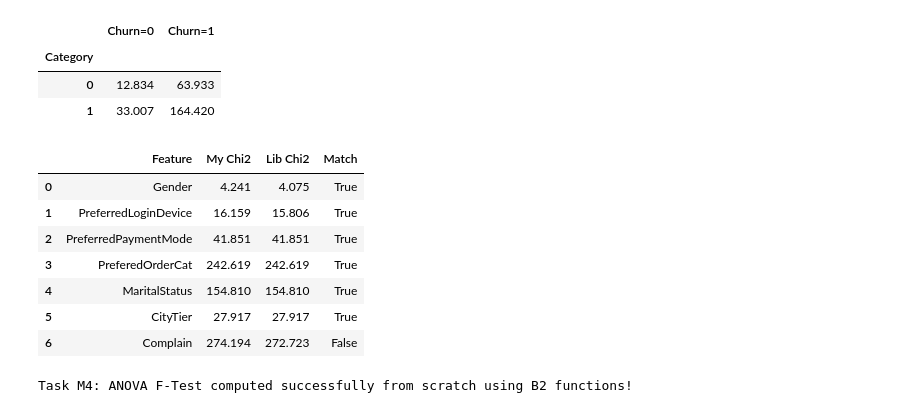
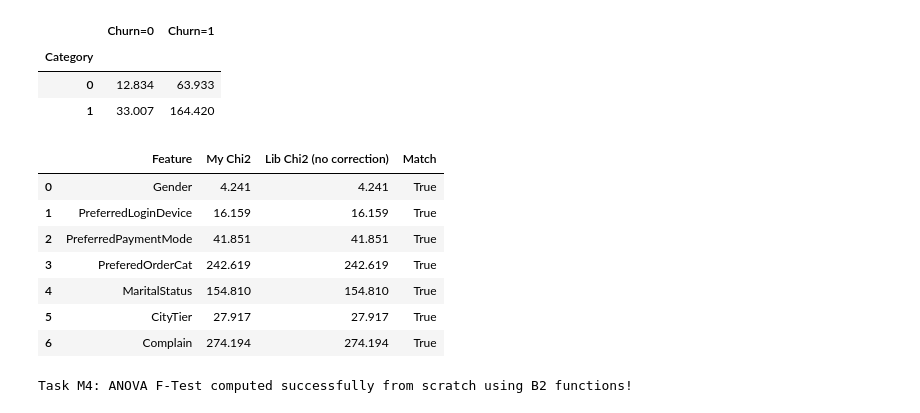
Before and after one commit to DrishtiNigam1928/CUSTOMER_CHURN, a Jupyter notebook: notebooks/main_analysis.ipynb, the cells around one changed output. Saved outputs shown, nothing was run; the diff lists cells and outputs as text; code cells hidden in the pictures.

Commit message:
CORRECTION

```diff
--- a/notebooks/main_analysis.ipynb
+++ b/notebooks/main_analysis.ipynb
@@ -1666,32 +1666,29 @@ Using alpha (significance level) = 0.05
 | 0 | 12.834 | 63.933 |
 | 1 | 33.007 | 164.420 |
 # %%
-# --- Library verification
-from scipy.stats import chi2_contingency
-
 verify_rows = []
 for col in categorical_features_for_chi2:
     ct = pd.crosstab(df_cleaned[col], df_cleaned["Churn"])
-    lib_chi2, lib_p, lib_dof, _ = chi2_contingency(ct)
+    lib_chi2, lib_p, lib_dof, _ = chi2_contingency(ct, correction=False)   # <-- disable Yates' correction
 
     my_row = chi2_table[chi2_table["Feature"] == col].iloc[0]
     verify_rows.append({
         "Feature": col,
         "My Chi2": my_row["Chi-Square Statistic"],
-        "Lib Chi2": round(lib_chi2, 3),
-        "Match": np.isclose(my_row["Chi-Square Statistic"], lib_chi2, atol=0.5)
+        "Lib Chi2 (no correction)": round(lib_chi2, 3),
+        "Match": np.isclose(my_row["Chi-Square Statistic"], lib_chi2, atol=0.01)
     })
 
 pd.DataFrame(verify_rows)
 # %% [output]
-|  | Feature | My Chi2 | Lib Chi2 | Match |
-| 0 | Gender | 4.241 | 4.075 | True |
-| 1 | PreferredLoginDevice | 16.159 | 15.806 | True |
+|  | Feature | My Chi2 | Lib Chi2 (no correction) | Match |
+| 0 | Gender | 4.241 | 4.241 | True |
+| 1 | PreferredLoginDevice | 16.159 | 16.159 | True |
 | 2 | PreferredPaymentMode | 41.851 | 41.851 | True |
 | 3 | PreferedOrderCat | 242.619 | 242.619 | True |
 | 4 | MaritalStatus | 154.810 | 154.810 | True |
 | 5 | CityTier | 27.917 | 27.917 | True |
-| 6 | Complain | 274.194 | 272.723 | False |
+| 6 | Complain | 274.194 | 274.194 | True |
 # %%
 # M4: ANOVA F-TEST
 
```
